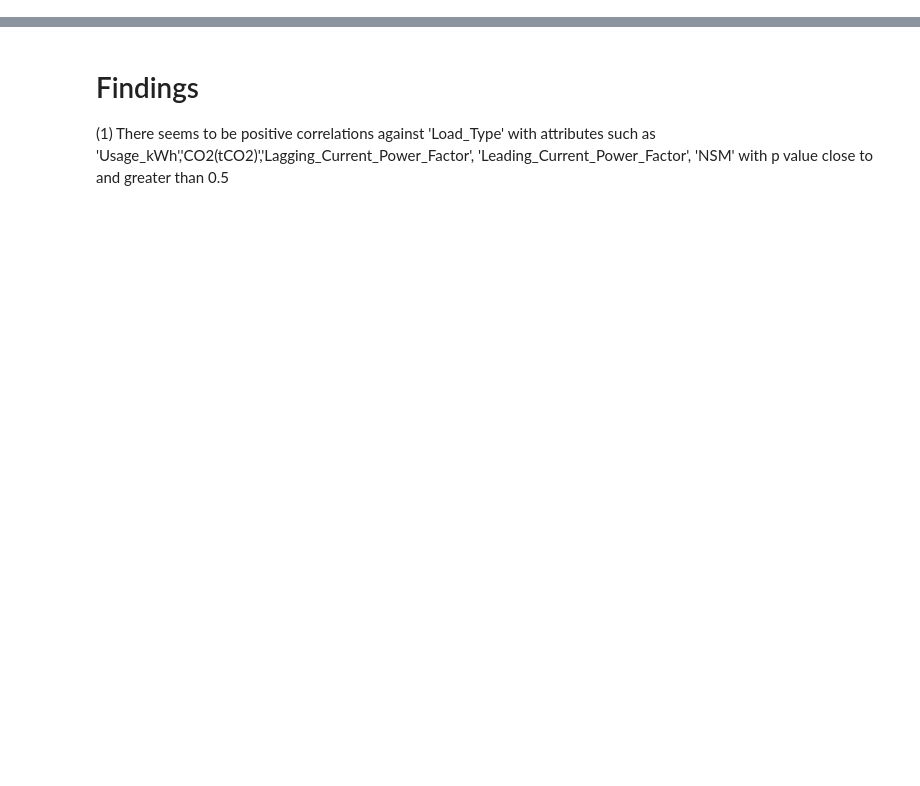
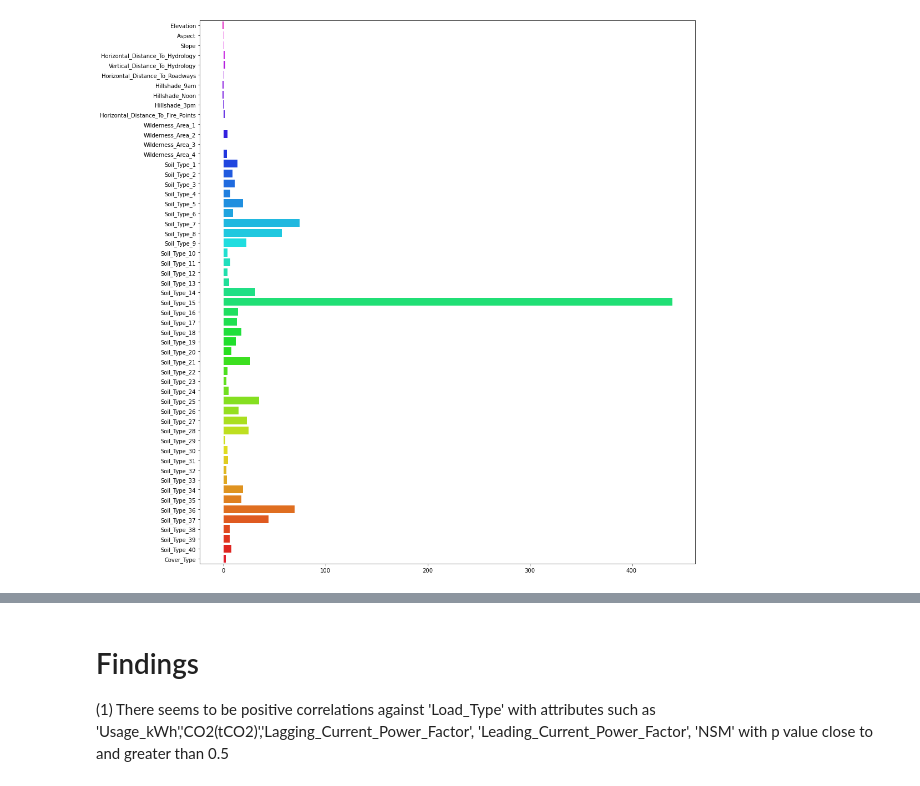
Before and after one commit to lyx97/CSCI316, a Jupyter notebook: Group 6/CSCI316_A2_Group_LeeYuXian_ChongHuiWen_TanKayceeWanChing.ipynb, the cells around one changed output, grey strips where cells are left out. Cells and saved outputs as stored; diff of their text form; code cells hidden in the pictures; blank space fills up the shorter version.

```diff
--- a/Group 6/CSCI316_A2_Group_LeeYuXian_ChongHuiWen_TanKayceeWanChing.ipynb
+++ b/Group 6/CSCI316_A2_Group_LeeYuXian_ChongHuiWen_TanKayceeWanChing.ipynb
@@ -242,0 +87,19 @@ plt.show()
+# %%
+#Listing the column names and assigning them
+newColNames =  [
+                "Elevation", "Aspect", "Slope", "Horizontal_Distance_To_Hydrology",
+                "Vertical_Distance_To_Hydrology", "Horizontal_Distance_To_Roadways",
+                "Hillshade_9am", "Hillshade_Noon", "Hillshade_3pm",
+                "Horizontal_Distance_To_Fire_Points", "Wilderness_Area_1", "Wilderness_Area_2",
+                "Wilderness_Area_3", "Wilderness_Area_4", "Soil_Type_1",
+                "Soil_Type_2", "Soil_Type_3", "Soil_Type_4", "Soil_Type_5",
+                "Soil_Type_6", "Soil_Type_7", "Soil_Type_8", "Soil_Type_9", "Soil_Type_10",
+                "Soil_Type_11", "Soil_Type_12", "Soil_Type_13", "Soil_Type_14", "Soil_Type_15",
+                "Soil_Type_16", "Soil_Type_17", "Soil_Type_18", "Soil_Type_19", "Soil_Type_20",
+                "Soil_Type_21", "Soil_Type_22", "Soil_Type_23", "Soil_Type_24", "Soil_Type_25",
+                "Soil_Type_26", "Soil_Type_27", "Soil_Type_28", "Soil_Type_29", "Soil_Type_30",
+                "Soil_Type_31", "Soil_Type_32", "Soil_Type_33", "Soil_Type_34", "Soil_Type_35",
+                "Soil_Type_36", "Soil_Type_37", "Soil_Type_38", "Soil_Type_39",
+                "Soil_Type_40", "Cover_Type"]
+
+df = df.toDF(*newColNames)
@@ -242,0 +127,3 @@ plt.show()
+# %%
+#convert to pandas
+p_df = df.toPandas()
@@ -242,0 +180,5 @@ plt.show()
+# %%
+#convert variable type to int for plotting
+p_df = p_df.astype(int)
+#check if variables have been changed to int successfully
+p_df.info()
@@ -242,0 +203,5 @@ plt.show()
+# %%
+#print skewness of all the features
+print('Skewness of all the features: ')
+skewness = p_df.skew()
+print(skewness)
@@ -242,0 +226,11 @@ plt.show()
+# %%
+# set up the figure size
+plt.figure(figsize=(16,18))
+
+# plot out the diagram to have a clear view of the skewness
+sns.barplot(x=p_df.skew(), y=skewness.index, palette = 'gist_rainbow_r')
+
+# show the plot
+plt.show()
+# %% [output]
+[figure, added]
```
Also changed, not shown: parts of 155 cells of this notebook.
